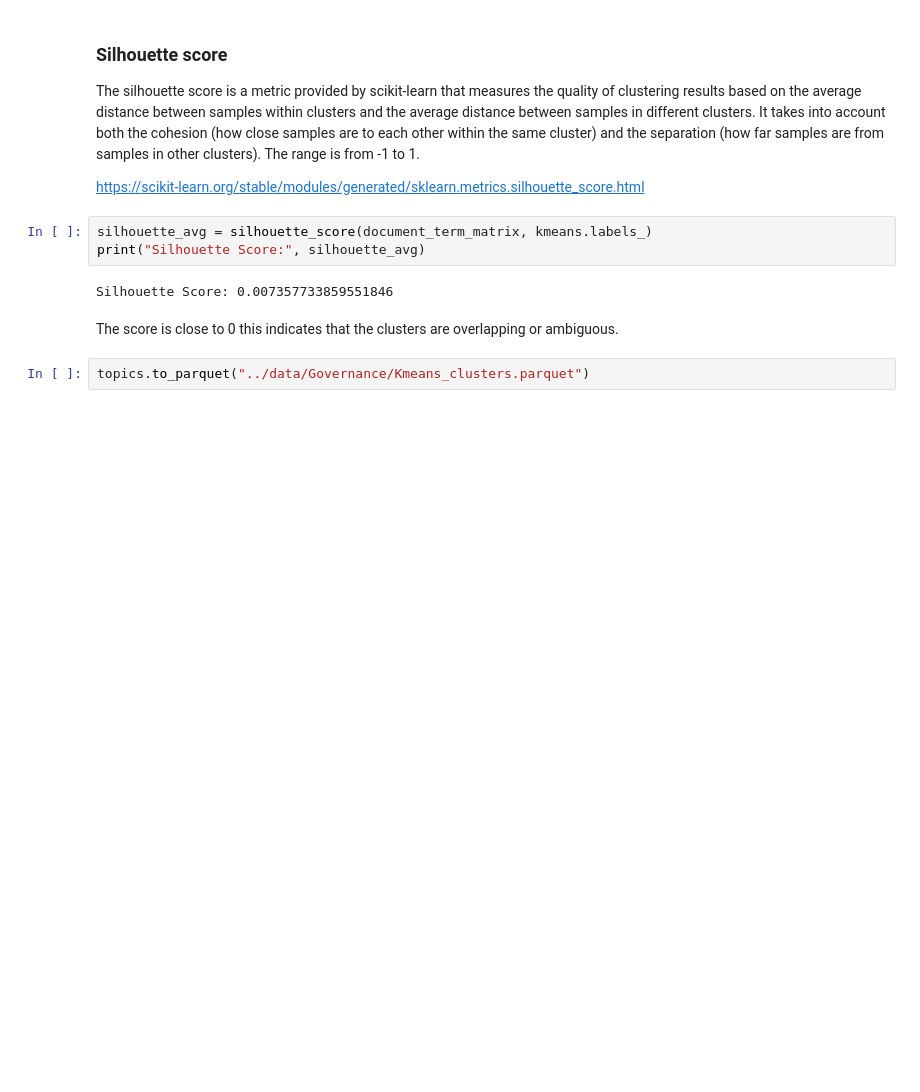
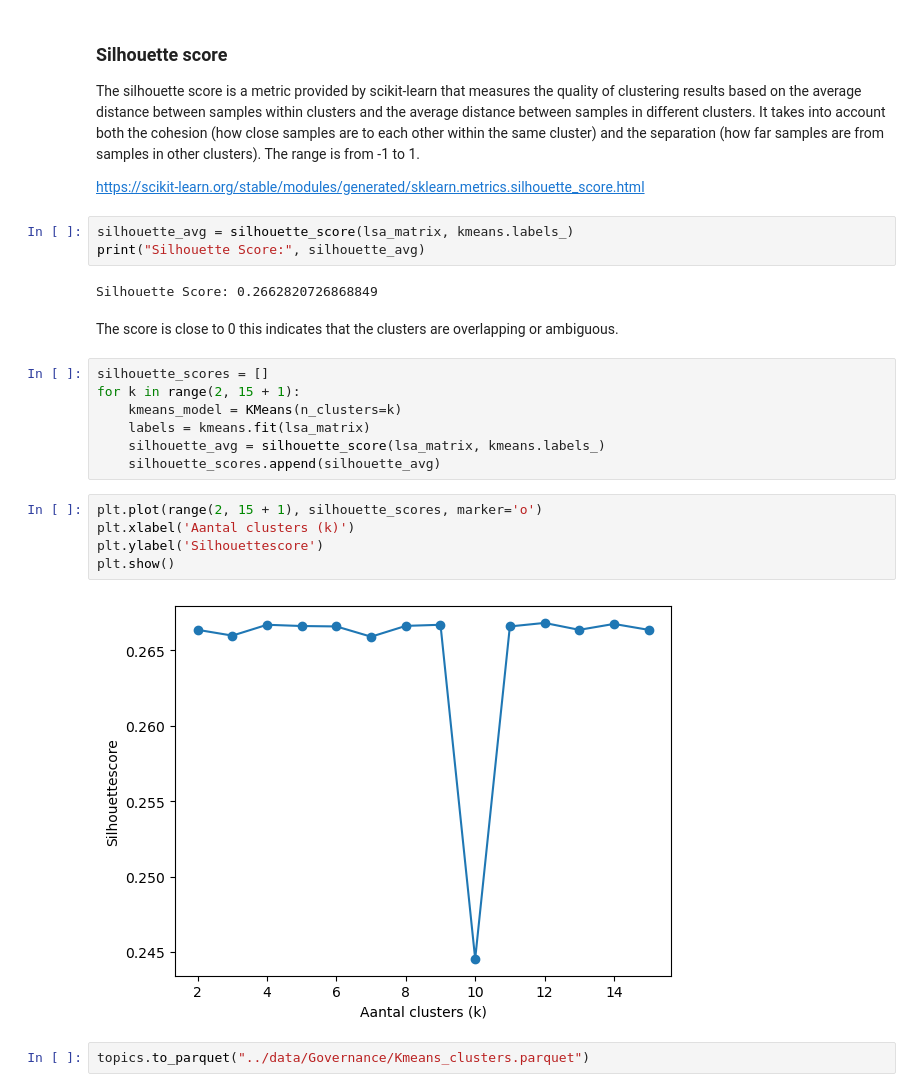
Before and after one commit to kjkoster/execute-enexis, a Jupyter notebook: notebooks/04 - enexis governance -- K-Means.ipynb, the cells around one changed output. Drawn from its saved outputs; the diff is of its cells as text; blank space fills up the shorter version.

Commit message:
silhouette score aanpassingen

```diff
--- a/notebooks/04 - enexis governance -- K-Means.ipynb
+++ b/notebooks/04 - enexis governance -- K-Means.ipynb
@@ -214,11 +220,25 @@ The silhouette score is a metric provided by scikit-learn that measures the qual
 
 https://scikit-learn.org/stable/modules/generated/sklearn.metrics.silhouette_score.html
 # %%
-silhouette_avg = silhouette_score(document_term_matrix, kmeans.labels_)
+silhouette_avg = silhouette_score(lsa_matrix, kmeans.labels_)
 print("Silhouette Score:", silhouette_avg)
 # %% [output]
-Silhouette Score: 0.007357733859551846
+Silhouette Score: 0.2662820726868849
 # %% [markdown]
 The score is close to 0 this indicates that the clusters are overlapping or ambiguous.
+# %%
+silhouette_scores = []
+for k in range(2, 15 + 1):
+    kmeans_model = KMeans(n_clusters=k)
+    labels = kmeans.fit(lsa_matrix)
+    silhouette_avg = silhouette_score(lsa_matrix, kmeans.labels_)
+    silhouette_scores.append(silhouette_avg)
+# %%
+plt.plot(range(2, 15 + 1), silhouette_scores, marker='o')
+plt.xlabel('Aantal clusters (k)')
+plt.ylabel('Silhouettescore')
+plt.show()
+# %% [output]
+[figure, added]
 # %%
 topics.to_parquet("../data/Governance/Kmeans_clusters.parquet")
```
Also changed, not shown: parts of 6 cells of this notebook, 1 other file.
